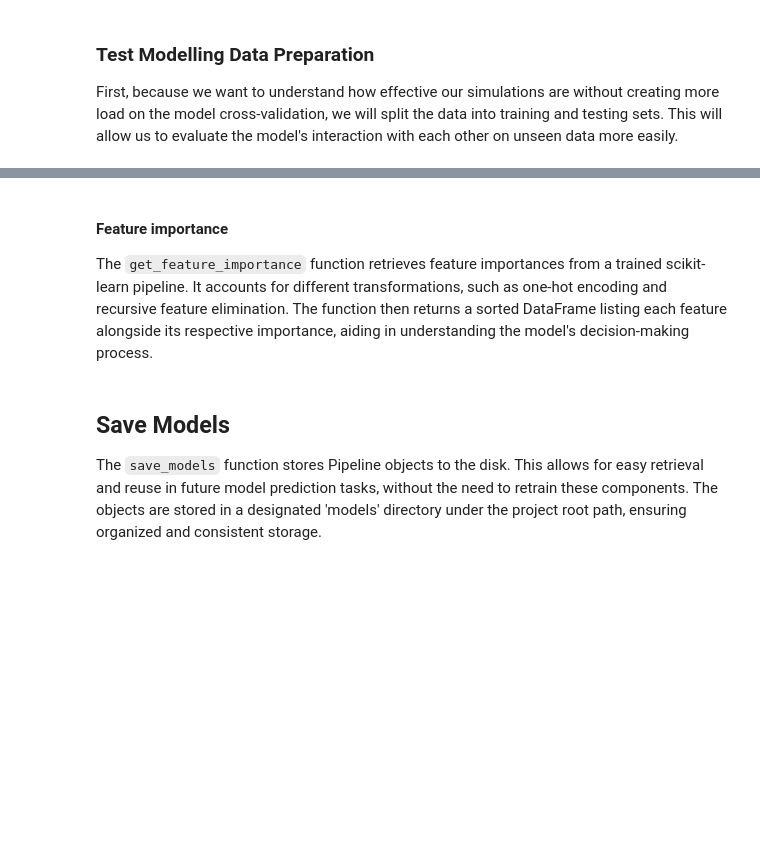
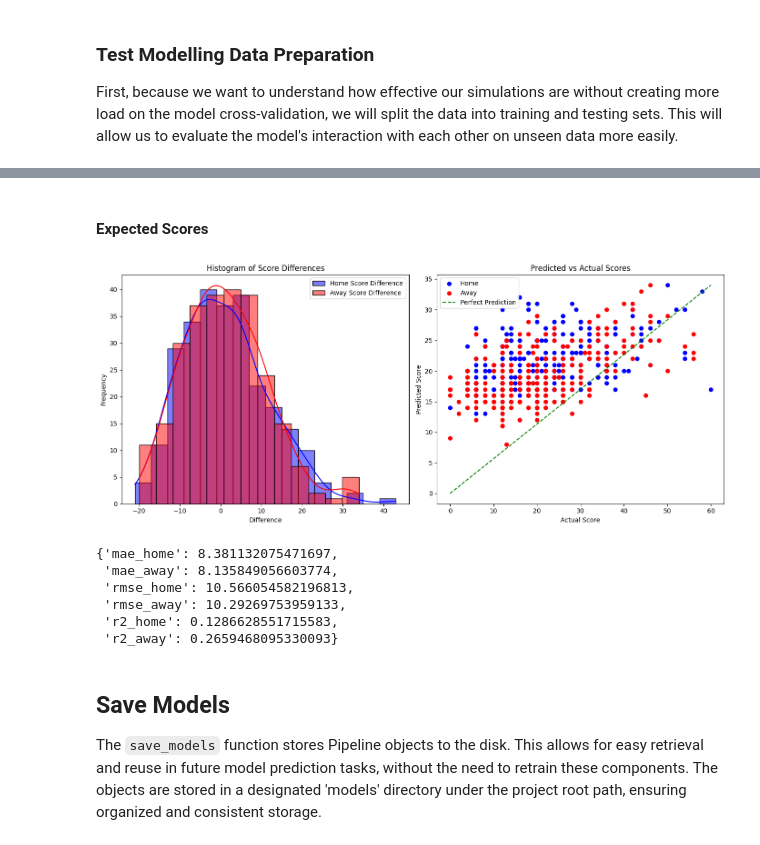
Before and after one commit to levonrush/footy-tipper, a Jupyter notebook: research/model-training.ipynb, the cells around one changed output, grey strips where cells are left out. Cells and saved outputs as stored; diff of their text form; code cells hidden in the pictures; blank space fills up the shorter version.

Commit message:
integrate feature importnce and run models

```diff
--- a/research/model-training.ipynb
+++ b/research/model-training.ipynb
@@ -206,3 +265,0 @@ weighted avg       0.73      0.73      0.72       264
-# %% [markdown]
-#### Feature importance
-The `get_feature_importance` function retrieves feature importances from a trained scikit-learn pipeline. It accounts for different transformations, such as one-hot encoding and recursive feature elimination. The function then returns a sorted DataFrame listing each feature alongside its respective importance, aiding in understanding the model's decision-making process.
@@ -212,3 +266,15 @@ The `get_feature_importance` function retrieves feature importances from a train
+# %% [markdown]
+#### Expected Scores
+# %%
+mp.evaluate_score_predictions(result_df)
+# %% [output]
+[figure, added]
+{'mae_home': 8.381132075471697,
+ 'mae_away': 8.135849056603774,
+ 'rmse_home': 10.566054582196813,
+ 'rmse_away': 10.29269753959133,
+ 'r2_home': 0.1286628551715583,
+ 'r2_away': 0.2659468095330093}
 # %% [markdown]
 ## Save Models
 The `save_models` function stores Pipeline objects to the disk. This allows for easy retrieval and reuse in future model prediction tasks, without the need to retrain these components. The objects are stored in a designated 'models' directory under the project root path, ensuring organized and consistent storage.
```
Also changed, not shown: parts of 18 cells of this notebook, 4 other files.
